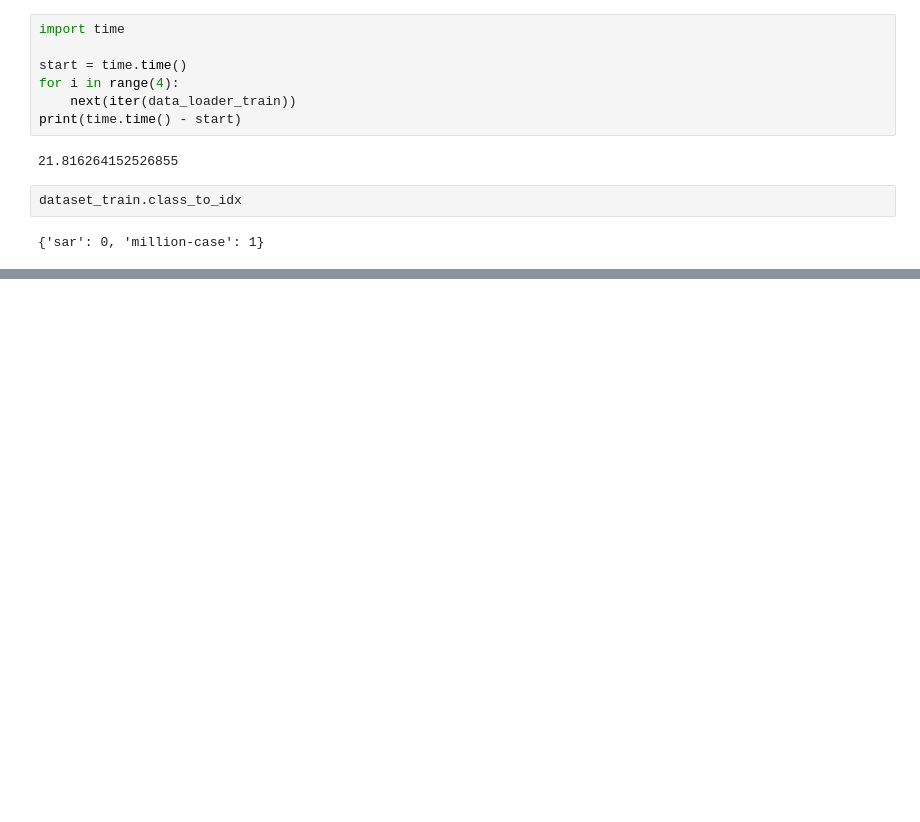
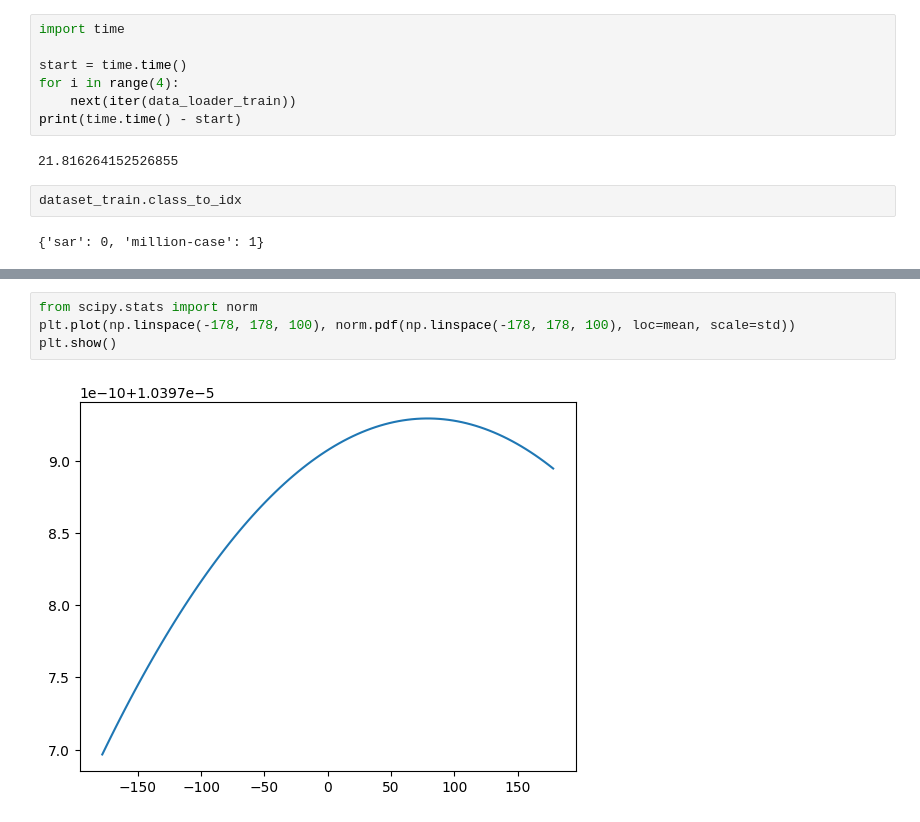
Before and after one commit to charlescohanlon/sarformer, a Jupyter notebook: notebooks/playground.ipynb, the cells around one changed output, grey strips where cells are left out. Drawn from its saved outputs; the diff is of its cells as text; blank space fills up the shorter version.

```diff
--- a/notebooks/playground.ipynb
+++ b/notebooks/playground.ipynb
@@ -124,0 +156,6 @@ dataset_train.class_to_idx
+# %%
+from scipy.stats import norm
+plt.plot(np.linspace(-178, 178, 100), norm.pdf(np.linspace(-178, 178, 100), loc=mean, scale=std))
+plt.show()
+# %% [output]
+[figure, added]
```
Also changed, not shown: parts of 6 cells of this notebook, 10 other files.
